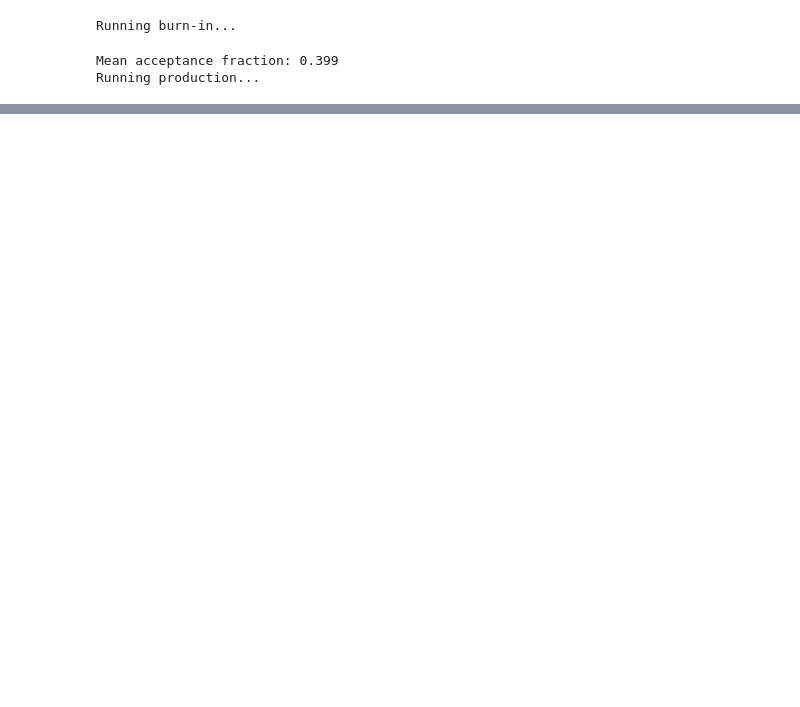
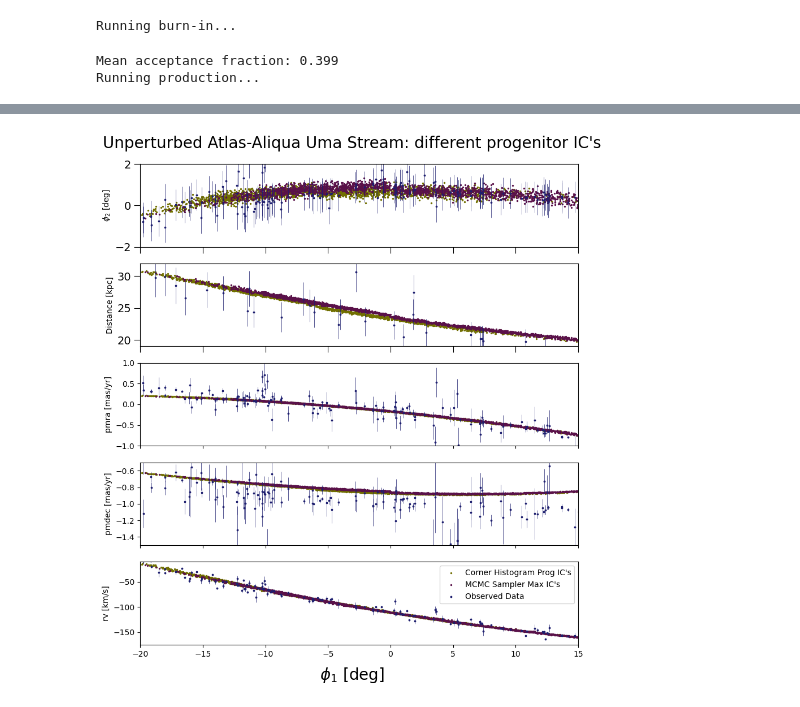
Before and after one commit to shriy-stars/aau_sbi_fastsims, a Jupyter notebook: notebooks/mcmc_new_potential.ipynb, the cells around one changed output, grey strips where cells are left out. Drawn from its saved outputs; the diff is of its cells as text; code cells hidden in the pictures; blank space fills up the shorter version.

Commit message:
new potential notebook, different prog ic's, corner plot

```diff
--- a/notebooks/mcmc_new_potential.ipynb
+++ b/notebooks/mcmc_new_potential.ipynb
@@ -303,0 +366,81 @@ WARNING:root:Too few points to create valid contours
+# %%
+fig, ax = plt.subplots(5,1, sharex = True)
+fig.suptitle(t ="Unperturbed Atlas-Aliqua Uma Stream: different progenitor IC's",ha= 'center', fontsize = 20 )
+fig.set_size_inches(10,10)
+plt.subplots_adjust(top=0.93, bottom = 0.08)
+fig.supxlabel(r'$\phi_1$ [deg]',fontsize=20)
+ax[-1].set_xlim(-20,15)
+#simulation
+ax[0].scatter(phi1_h, phi2_h,s=2,color='#716f00', label = "Corner Histogram Prog IC's")
+ax[0].tick_params(axis='both', which='major', labelsize=14., length=8)
+ax[0].tick_params(axis='both', which='minor', length=3)
+ax[0].set_ylim(-2,2)
+
+ax[0].set_ylabel(r'$\phi_2$ [deg]', fontsize=10)
+ax[1].scatter(phi1_h, dist_h,s=2,color='#716f00' )
+ax[1].tick_params(axis='both', which='major', labelsize=14., length=8)
+ax[1].tick_params(axis='both', which='minor', length=3)
+ax[1].set_ylabel('Distance [kpc]', fontsize=10)
+ax[1].set_ylim(19,32)
+
+ax[2].scatter(phi1_h, pmra_h,s=2,color='#716f00' )
+ax[2].set_ylim(-1,1)
+ax[2].set_ylabel('pmra [mas/yr]', fontsize=10)
+
+ax[3].scatter(phi1_h, pmdec_h,s=2,color='#716f00' )
+ax[3].set_ylabel('pmdec [mas/yr]', fontsize=10)
+ax[3].set_ylim(-1.5,-0.5)
+
+ax[4].scatter(phi1_h, rv_h,s=2,color='#716f00',label = "Corner Histogram Prog IC's")
+ax[4].set_ylabel('rv [km/s]', fontsize=10)
+ax[4].set_ylim(-175,-10)
+
+
+#theta_max IC's
+ax[0].scatter(phi1_max, phi2_max,s=2,color='#5a1149', label = "MCMC Sampler Max IC's")
+ax[0].tick_params(axis='both', which='major', labelsize=14., length=8)
+ax[0].tick_params(axis='both', which='minor', length=3)
+ax[0].set_ylim(-2,2)
+
+ax[0].set_ylabel(r'$\phi_2$ [deg]', fontsize=10)
+ax[1].scatter(phi1_max, dist_max,s=2,color='#5a1149' )
+ax[1].tick_params(axis='both', which='major', labelsize=14., length=8)
+ax[1].tick_params(axis='both', which='minor', length=3)
+ax[1].set_ylabel('Distance [kpc]', fontsize=10)
+ax[1].set_ylim(19,32)
+
+ax[2].scatter(phi1_max, pmra_max,s=2,color='#5a1149' )
+ax[2].set_ylim(-1,1)
+ax[2].set_ylabel('pmra [mas/yr]', fontsize=10)
+
+ax[3].scatter(phi1_max, pmdec_max,s=2,color='#5a1149' )
+ax[3].set_ylabel('pmdec [mas/yr]', fontsize=10)
+ax[3].set_ylim(-1.5,-0.5)
+
+ax[4].scatter(phi1_max, rv_max,s=2,color='#5a1149', label = "MCMC Sampler Max IC's")
+ax[4].set_ylabel('rv [km/s]', fontsize=10)
+ax[4].set_ylim(-175,-10)
+
+
+#data
+ax[0].scatter(df['phi1'], df['phi2'] , s=3,color='#1e1f6f', label = 'Observed Data')
+ax[0].errorbar(df['phi1'], df['phi2'], yerr=np.nanstd(df['phi2']), fmt='none', ecolor='#1e1f6f', capsize=0, capthick=0.7, elinewidth=0.5)
+
+ax[1].scatter(df_distance['Phi1'],(10**((df_distance['Distance_Modulus'])/5 +1)*1e-3),s=3,color='#1e1f6f')
+ax[1].errorbar(df_distance['Phi1'],(10**((df_distance['Distance_Modulus'])/5 +1)*1e-3), yerr=np.abs(((10**((df_distance['Distance_Modulus'])/5 +1)*1e-3))*0.1), fmt='none', ecolor='#1e1f6f',capsize=0, capthick=0.7, elinewidth=0.5)
+
+
+ax[2].scatter(df['phi1'], df['pmra'],s=3,color='#1e1f6f')
+ax[2].errorbar(df['phi1'], df['pmra'], yerr=df['pmra_error'], fmt='none', ecolor='#1e1f6f',capsize=0, capthick=0.7, elinewidth=0.5)
+
+ax[3].scatter(df['phi1'], df['pmdec'],s=3,color='#1e1f6f')
+ax[3].errorbar(df['phi1'], df['pmdec'], yerr=df['pmdec_error'], fmt='none', ecolor='#1e1f6f', capsize=0, capthick=0.7, elinewidth=0.5)
+
+ax[4].scatter(df['phi1'], df['vel_calib'],s=3,color='#1e1f6f', label = 'Observed Data')
+ax[4].errorbar(df['phi1'], df['vel_calib'], yerr=df['vel_calib_std'], fmt='none', ecolor='#1e1f6f', capsize=0, capthick=0.7, elinewidth=0.5)
+
+ax[4].legend(loc = 'upper right')
+
+plt.savefig('different_ics_new_pot.pdf')
+# %% [output]
+[figure, added]
```
Also changed, not shown: parts of 5 cells of this notebook, 3 other files.
